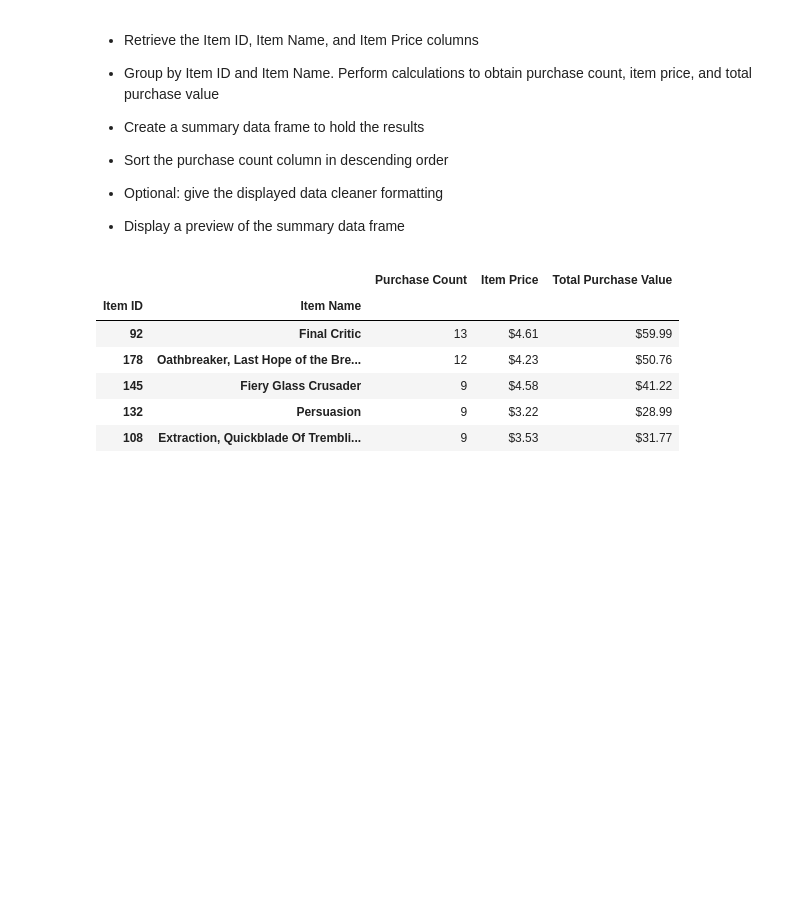
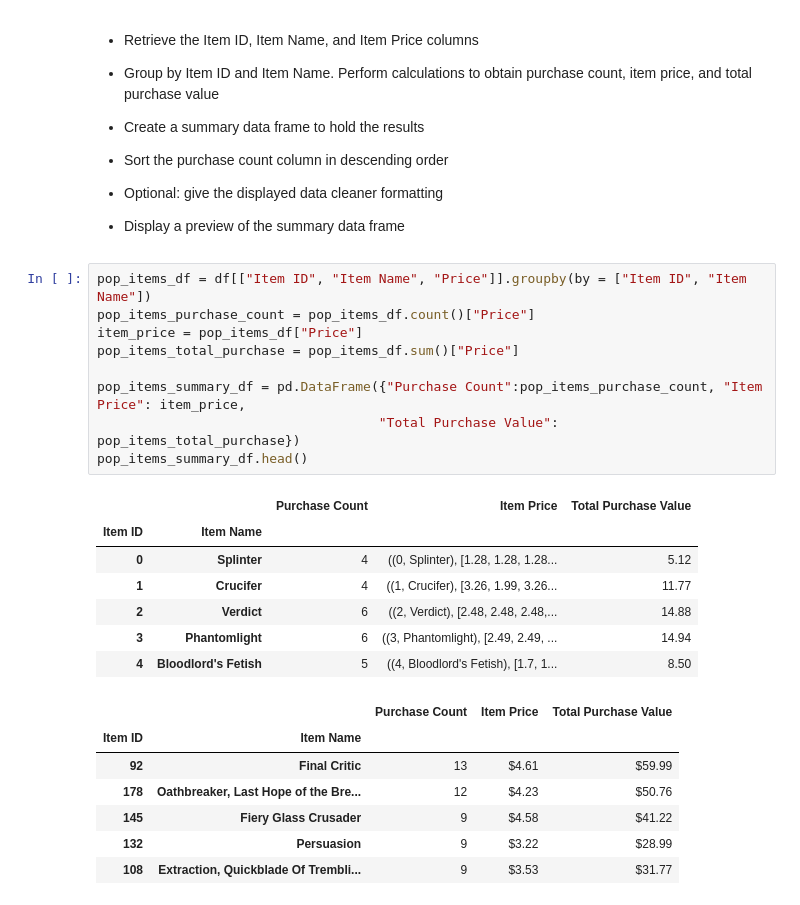
Before and after one commit to johnswier/Heroes-of-Pymoli, a Jupyter notebook: HeroesOfPymoli_HW.ipynb, the cells around one changed output. Saved outputs shown, nothing was run; the diff lists cells and outputs as text; blank space fills up the shorter version.

```diff
--- a/HeroesOfPymoli_HW.ipynb
+++ b/HeroesOfPymoli_HW.ipynb
@@ -208,6 +287,23 @@ analysis_df
 
 
 * Display a preview of the summary data frame
+# %%
+pop_items_df = df[["Item ID", "Item Name", "Price"]].groupby(by = ["Item ID", "Item Name"])
+pop_items_purchase_count = pop_items_df.count()["Price"]
+item_price = pop_items_df["Price"]
+pop_items_total_purchase = pop_items_df.sum()["Price"]
+
+pop_items_summary_df = pd.DataFrame({"Purchase Count":pop_items_purchase_count, "Item Price": item_price,
+                                    "Total Purchase Value": pop_items_total_purchase})
+pop_items_summary_df.head()
+# %% [output]
+|  |  | Purchase Count | Item Price | Total Purchase Value |
+| Item ID | Item Name |  |  |  |
+| 0 | Splinter | 4 | ((0, Splinter), [1.28, 1.28, 1.28... | 5.12 |
+| 1 | Crucifer | 4 | ((1, Crucifer), [3.26, 1.99, 3.26... | 11.77 |
+| 2 | Verdict | 6 | ((2, Verdict), [2.48, 2.48, 2.48,... | 14.88 |
+| 3 | Phantomlight | 6 | ((3, Phantomlight), [2.49, 2.49, ... | 14.94 |
+| 4 | Bloodlord's Fetish | 5 | ((4, Bloodlord's Fetish), [1.7, 1... | 8.50 |
 # %%
 # %% [output]
 |  |  | Purchase Count | Item Price | Total Purchase Value |
```
Also changed, not shown: parts of 5 cells of this notebook.
